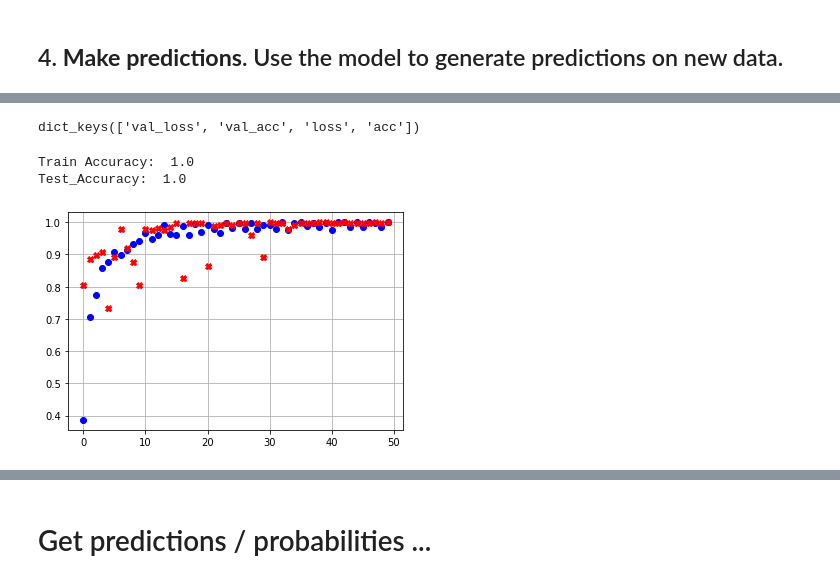
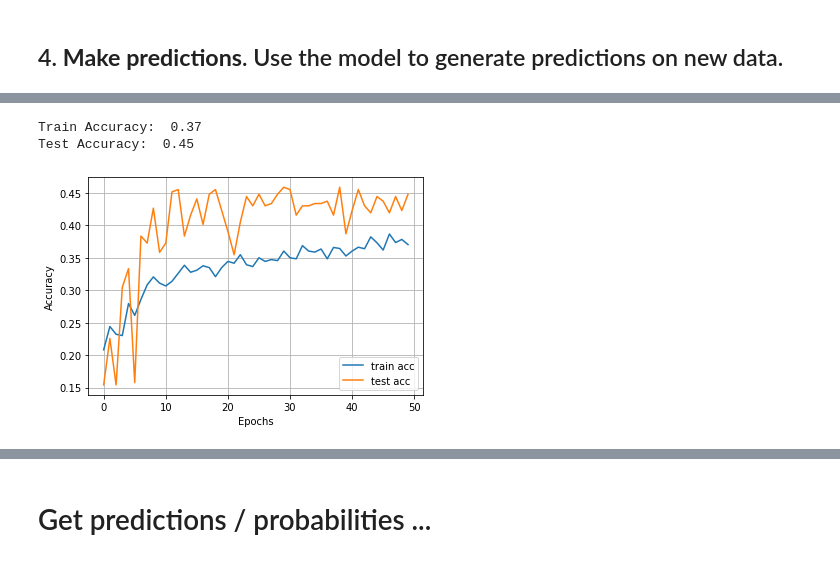
Before and after one commit to beaesteban01/Deep-Learning-review, a Jupyter notebook: FontReco_TransferLearning.ipynb, the cells around one changed output, grey strips where cells are left out. Cells and saved outputs as stored; diff of their text form; code cells hidden in the pictures.

Commit message:
resnet transfer bad results

```diff
--- a/FontReco_TransferLearning.ipynb
+++ b/FontReco_TransferLearning.ipynb
@@ -205,0 +193,13 @@ transfer_model = Model(inputs=resnet_model.input, outputs=predictions)
+# %%
+'''from keras.models import Sequential
+from keras.layers import MaxPooling2D, Dropout, Dense, Flatten, Input, BatchNormalization
+
+transfer_model = Sequential()
+
+transfer_model.add(resnet_model)
+transfer_model.add(Dense(256, activation='relu'))
+transfer_model.add(BatchNormalization())
+transfer_model.add(Dense(128, activation='relu'))
+transfer_model.add(BatchNormalization())
+transfer_model.add(Dense(64, activation='relu'))
+transfer_model.add(Dense(5, activation='softmax'))'''
@@ -330,16 +330,18 @@ Test Accuracy= 1.0
 # %%
 print(history.history.keys())
-# %% [output]
-dict_keys(['val_loss', 'val_acc', 'loss', 'acc'])
 # %%
-print('Train Accuracy: ',np.round(history.history['acc'][-1],2))
-print('Test_Accuracy: ',np.round(history.history['val_acc'][-1],2))
+print('Train Accuracy: ',np.round(history.history['accuracy'][-1],2))
+print('Test Accuracy: ',np.round(history.history['val_accuracy'][-1],2))
 
 # Plot the accuracy curves
-plt.plot(history.history['acc'],'bo')
-plt.plot(history.history['val_acc'],'rX')
+
+plt.plot(history.history['accuracy'])
+plt.plot(history.history['val_accuracy'])
+plt.xlabel('Epochs')
+plt.ylabel('Accuracy')
+plt.legend(['train acc', 'test acc'])
 plt.grid()
 # %% [output]
-Train Accuracy:  1.0
-Test_Accuracy:  1.0
+Train Accuracy:  0.37
+Test Accuracy:  0.45
-[figure, old version]
+[figure, new version]
```
Also changed, not shown: parts of 23 cells of this notebook, 1 other file.
